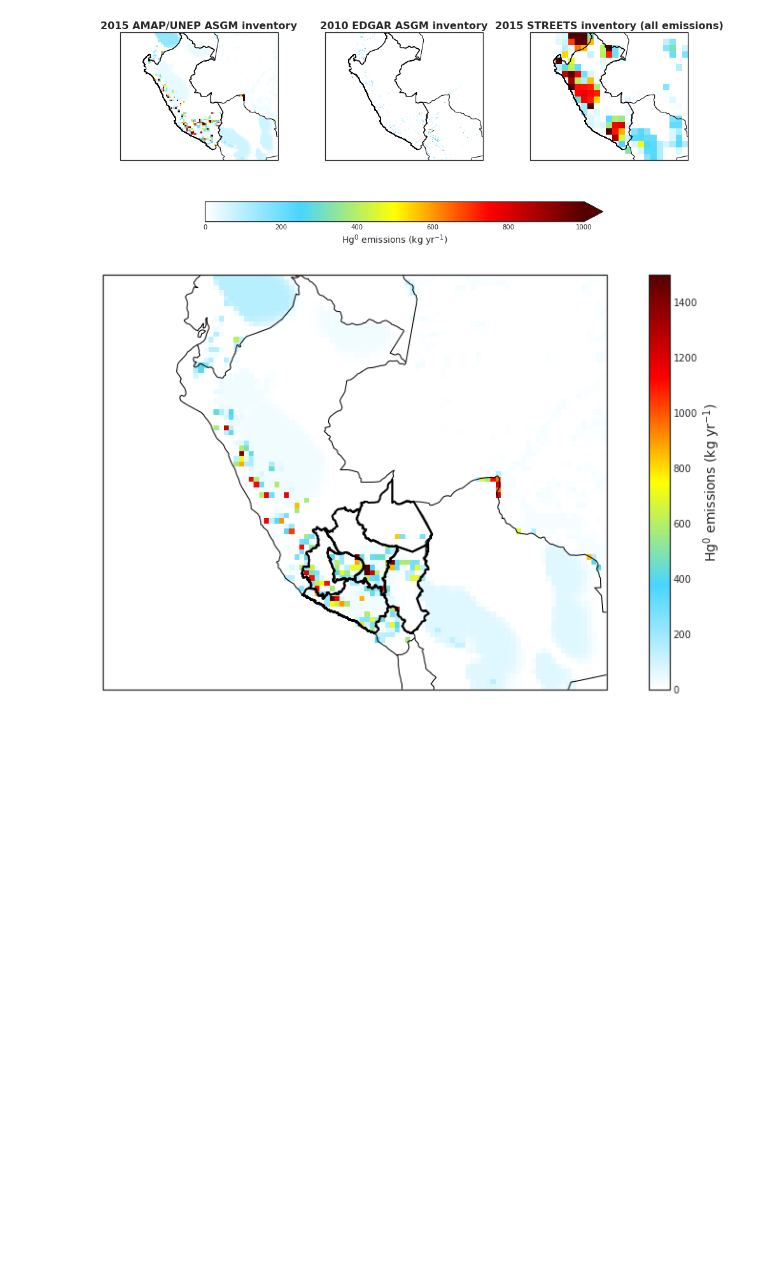
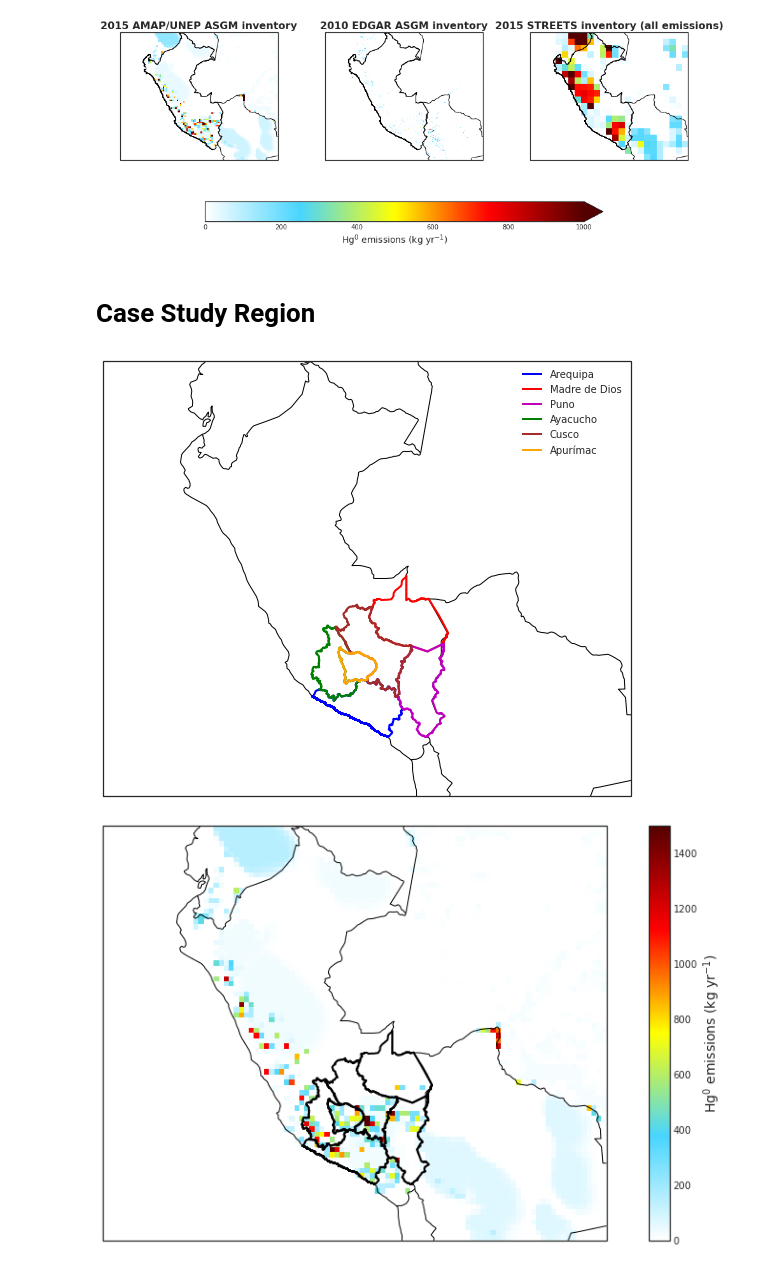
Before and after one commit to Shakes-tzd/MIT_TPP_thesis, a Jupyter notebook: JPnotebooks/plot_emissions_Peru.ipynb, the cells around one changed output. Drawn from its saved outputs; the diff is of its cells as text; code cells hidden in the pictures; blank space fills up the shorter version.

```diff
--- a/JPnotebooks/plot_emissions_Peru.ipynb
+++ b/JPnotebooks/plot_emissions_Peru.ipynb
@@ -124,6 +124,29 @@ Pun = peru_all.loc[peru_all['NAME_1'].isin(['Puno'])]
 Cus = peru_all.loc[peru_all['NAME_1'].isin(['Cusco'])]
 Ayco = peru_all.loc[peru_all['NAME_1'].isin(['Ayacucho'])]
 Aprc = peru_all.loc[peru_all['NAME_1'].isin(['Apurímac'])]
+# %% [markdown]
+# Case Study Region
+# %%
+f, axes = plt.subplots(1, 1, figsize=[16,8],subplot_kw=dict(projection=ccrs.PlateCarree()))
+
+Aqp.geometry.boundary.plot(ax=axes, edgecolor='b',linewidth = 2, label='Arequipa')
+Mdd.geometry.boundary.plot(ax=axes, edgecolor='r',linewidth = 2, label='Madre de Dios')
+Pun.geometry.boundary.plot(ax=axes, edgecolor='m',linewidth = 2, label='Puno')
+Ayco.geometry.boundary.plot(ax=axes, edgecolor='g',linewidth = 2, label='Ayacucho')
+Cus.geometry.boundary.plot(ax=axes, edgecolor='brown',linewidth = 2, label='Cusco')
+Aprc.geometry.boundary.plot(ax=axes, edgecolor='orange',linewidth = 2, label='Apurímac')
+
+
+axes.set_xlim([-85, -60])
+axes.set_ylim([-20, 0])
+axes.add_feature(cf.BORDERS)
+axes.coastlines()
+plt.legend()
+name='CasestudyRegion'
+savepath='/home/tzd/fs03/d1/tzd/Data_analysis/MIT_TPP_thesis/figures/Peru_Maps/'+name+'.pdf'
+f.savefig(savepath,bbox_inches = 'tight')
+# %% [output]
+[figure, added]
 # %%
 f, axes = plt.subplots(1, 1, figsize=[16,8],subplot_kw=dict(projection=ccrs.PlateCarree()))
 #axes = axes.flatten()
```
Also changed, not shown: parts of 1 cell of this notebook, 8 other files.
